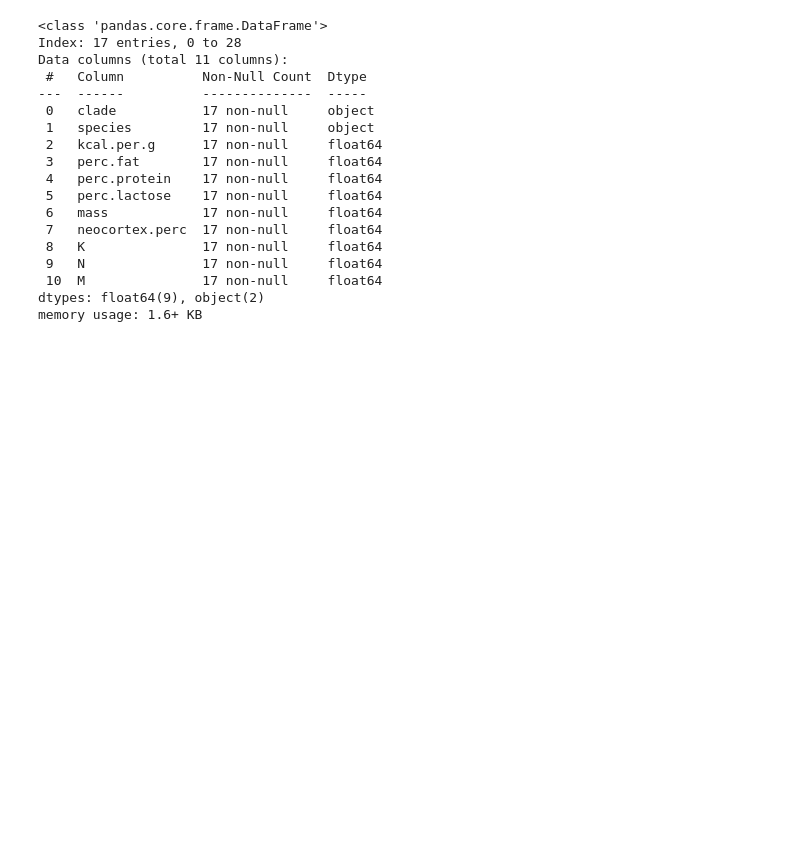
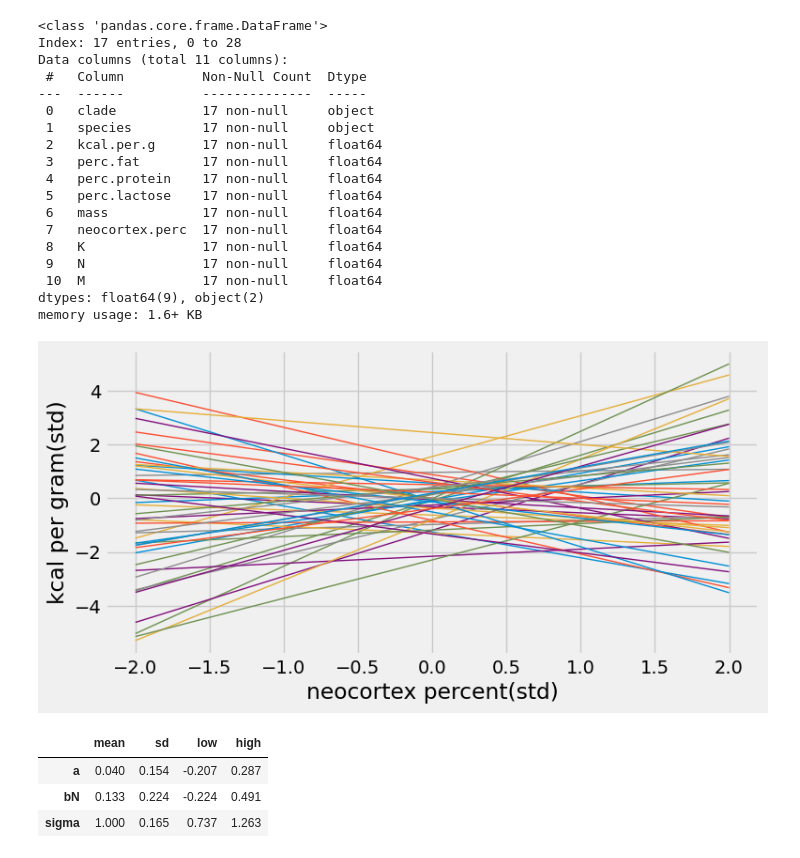
Before and after one commit to sushmit86/Statiistical_rethinking_jax, a Jupyter notebook: sushmit_05_geocentric_models.ipynb, the cells around one changed output. Drawn from its saved outputs; the diff is of its cells as text; code cells hidden in the pictures; blank space fills up the shorter version.

```diff
--- a/sushmit_05_geocentric_models.ipynb
+++ b/sushmit_05_geocentric_models.ipynb
@@ -671,6 +671,7 @@ Data columns (total 11 columns):
 dtypes: float64(9), object(2)
 memory usage: 1.6+ KB
 # %%
+#@title 5.32
 model5_5_draft = tfd.JointDistributionNamedAutoBatched(OrderedDict(
     a = tfd.Normal(loc=0.0,scale=1),
     bN = tfd.Normal(loc= 0.0, scale =1),
@@ -678,3 +679,4 @@ model5_5_draft = tfd.JointDistributionNamedAutoBatched(OrderedDict(
     mu = lambda a,bN : tfd.Deterministic(a + bN * N_arr),
     K = lambda mu,sigma: tfd.Sample(tfd.Normal(loc=mu,scale=sigma))
 ))
+prior_samples =model5_5_draft.sample(sample_shape= 50,seed = jax.random.PRNGKey(42))
@@ -717,0 +683,45 @@ optimize_fn = ScipyMinimize(fun= nll_5_3A,method = 'L-BFGS-B' )
+# %%
+#@title 5.33
+fig,axs = plt.subplots(1,1,figsize=(8,4))
+for _i in range(prior_samples['a'].shape[0]):
+  y_seq = prior_samples['a'][_i] + prior_samples['bN'][_i] * x_seq
+  axs.plot(x_seq,y_seq,linewidth=1.0)
+axs.set_xlabel('neocortex percent(std)')
+axs.set_ylabel('kcal per gram(std)')
+fig.show()
+plt.show()
+# %% [output]
+[figure, added]
+# %%
+#@title 5.34
+model5_5 = tfd.JointDistributionNamedAutoBatched(OrderedDict(
+    a = tfd.Normal(loc=0.0,scale=0.2),
+    bN = tfd.Normal(loc= 0.0, scale =0.5),
+    sigma = tfd.Exponential(rate = 1.0),
+    mu = lambda a,bN : tfd.Deterministic(a + bN * N_arr),
+    K = lambda mu,sigma: tfd.Sample(tfd.Normal(loc=mu,scale=sigma))
+))
+
+def nll5_5(parameters):
+  samples = model5_5.sample(
+      K = K_arr,
+      a = parameters[0],
+      bN = parameters[1],
+      sigma = parameters[2],
+      seed = jax.random.PRNGKey(42))
+  return -1* model5_5.log_prob(samples)
+
+optimize_fn = ScipyMinimize(fun= nll5_5,method = 'L-BFGS-B' )
+a_start = model5_5.parameters['model']['a'].mean()
+bN_start = model5_5.parameters['model']['bN'].mean()
+sigma_start = model5_5.parameters['model']['sigma'].mean()
+results_m5_5 = optimize_fn.run(init_params=jnp.array([a_start,bN_start,sigma_start]))
+
+df_result_m5_5,cov_matrix_m5_5,df_post_samples_m_5_5 = marginal_test_results(
+    model =model5_5,results=results_m5_5,nll=nll5_5,credib_interval=0.89)
+df_result_m5_5.round(3)
+# %% [output]
+|  | mean | sd | low | high |
+| a | 0.040 | 0.154 | -0.207 | 0.287 |
+| bN | 0.133 | 0.224 | -0.224 | 0.491 |
+| sigma | 1.000 | 0.165 | 0.737 | 1.263 |
```
Also changed, not shown: parts of 3 cells of this notebook.
